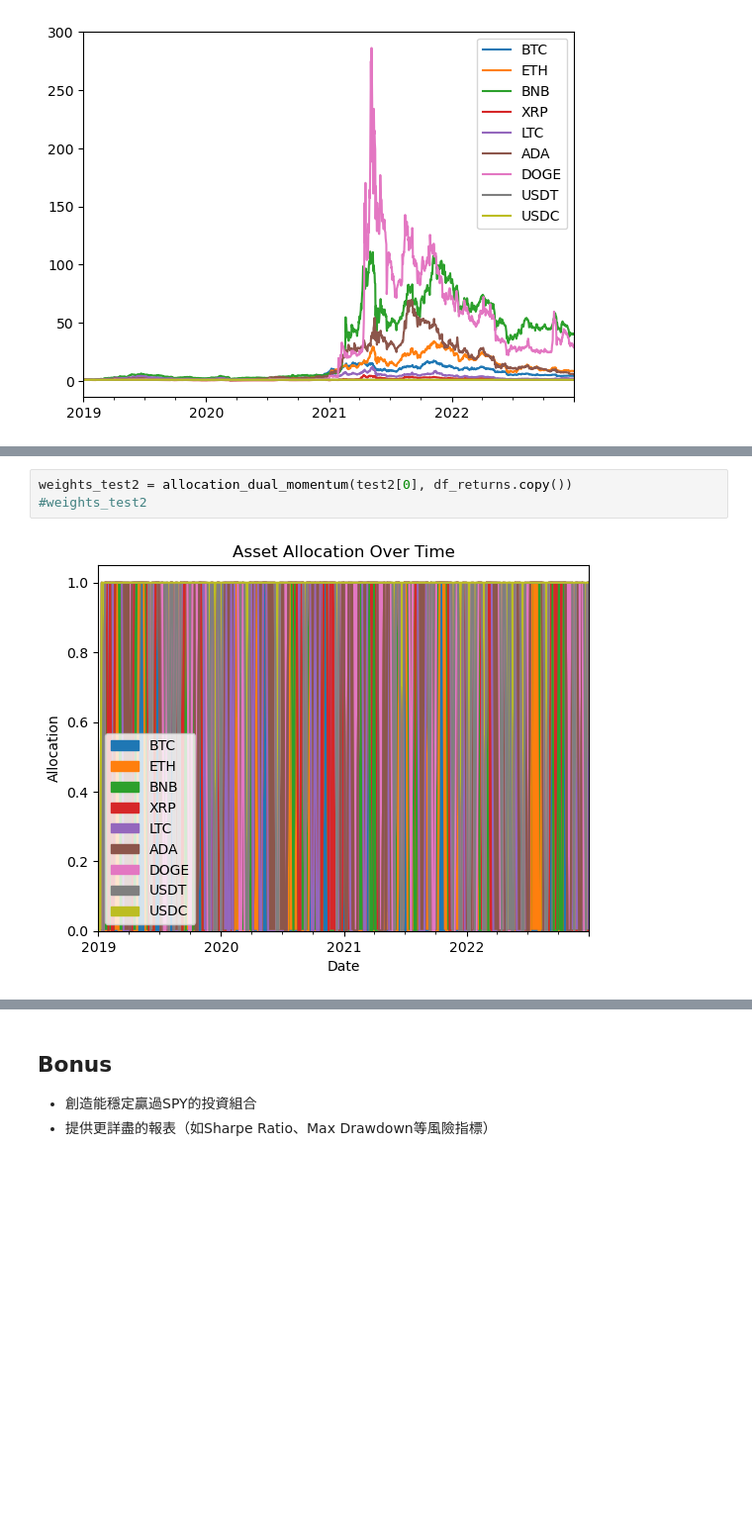
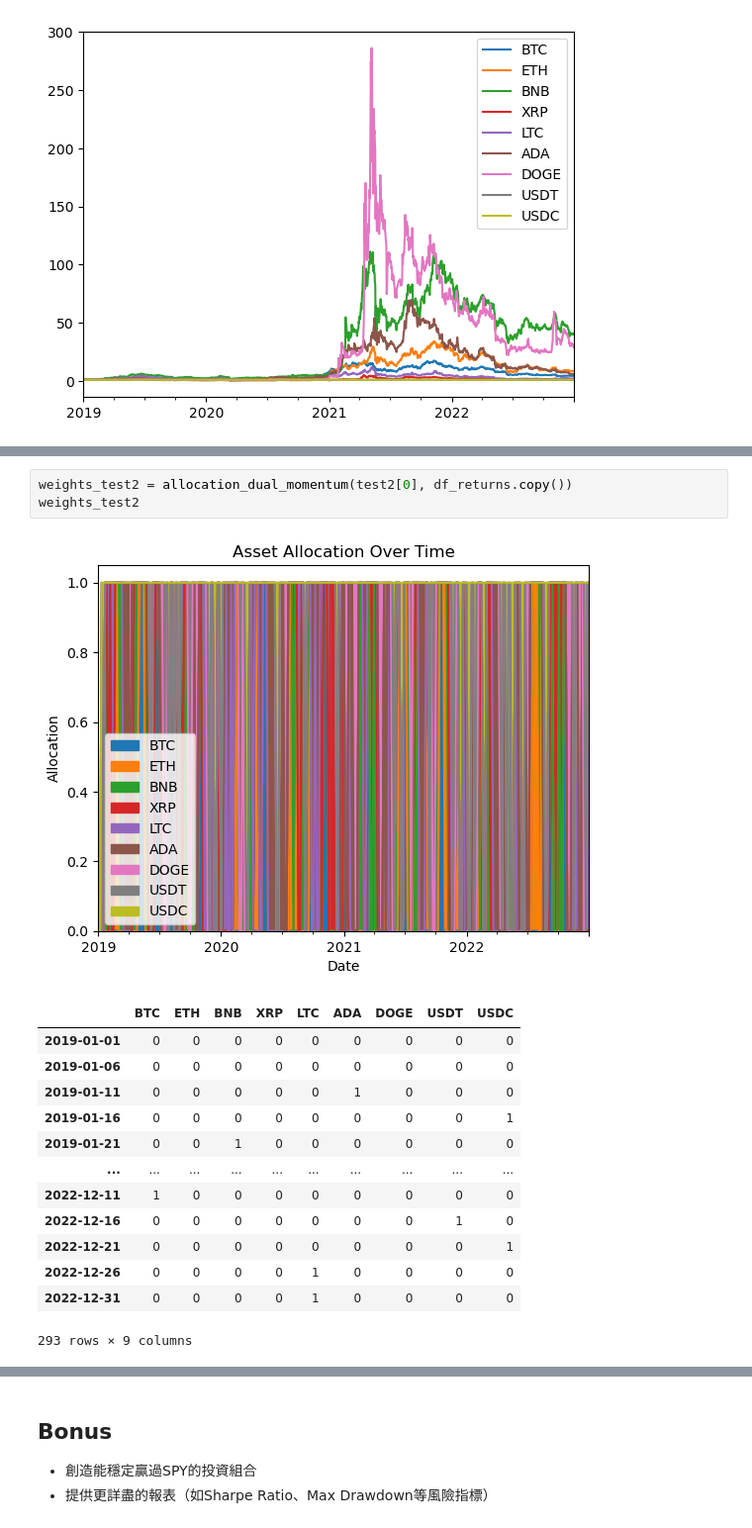
Before and after one commit to Raccoon103/Gambling-Apocalypse-Crypto, a Jupyter notebook: CryptoStrat.ipynb, the cells around one changed output, grey strips where cells are left out. Shown at 99% size. Cells and saved outputs as stored; diff of their text form; blank space fills up the shorter version.

```diff
--- a/CryptoStrat.ipynb
+++ b/CryptoStrat.ipynb
@@ -311,6 +291,19 @@ test2[0]
 # %%
 weights_test2 = allocation_dual_momentum(test2[0], df_returns.copy())
-#weights_test2
+weights_test2
 # %% [output]
 [figure]
+|  | BTC | ETH | BNB | XRP | LTC | ADA | DOGE | USDT | USDC |
+| 2019-01-01 | 0 | 0 | 0 | 0 | 0 | 0 | 0 | 0 | 0 |
+| 2019-01-06 | 0 | 0 | 0 | 0 | 0 | 0 | 0 | 0 | 0 |
+| 2019-01-11 | 0 | 0 | 0 | 0 | 0 | 1 | 0 | 0 | 0 |
+| 2019-01-16 | 0 | 0 | 0 | 0 | 0 | 0 | 0 | 0 | 1 |
+| 2019-01-21 | 0 | 0 | 1 | 0 | 0 | 0 | 0 | 0 | 0 |
+| ... | ... | ... | ... | ... | ... | ... | ... | ... | ... |
+| 2022-12-11 | 1 | 0 | 0 | 0 | 0 | 0 | 0 | 0 | 0 |
+| 2022-12-16 | 0 | 0 | 0 | 0 | 0 | 0 | 0 | 1 | 0 |
+| 2022-12-21 | 0 | 0 | 0 | 0 | 0 | 0 | 0 | 0 | 1 |
+| 2022-12-26 | 0 | 0 | 0 | 0 | 1 | 0 | 0 | 0 | 0 |
+| 2022-12-31 | 0 | 0 | 0 | 0 | 1 | 0 | 0 | 0 | 0 |
+293 rows × 9 columns
 # %%
```
Also changed, not shown: parts of 9 cells of this notebook.
